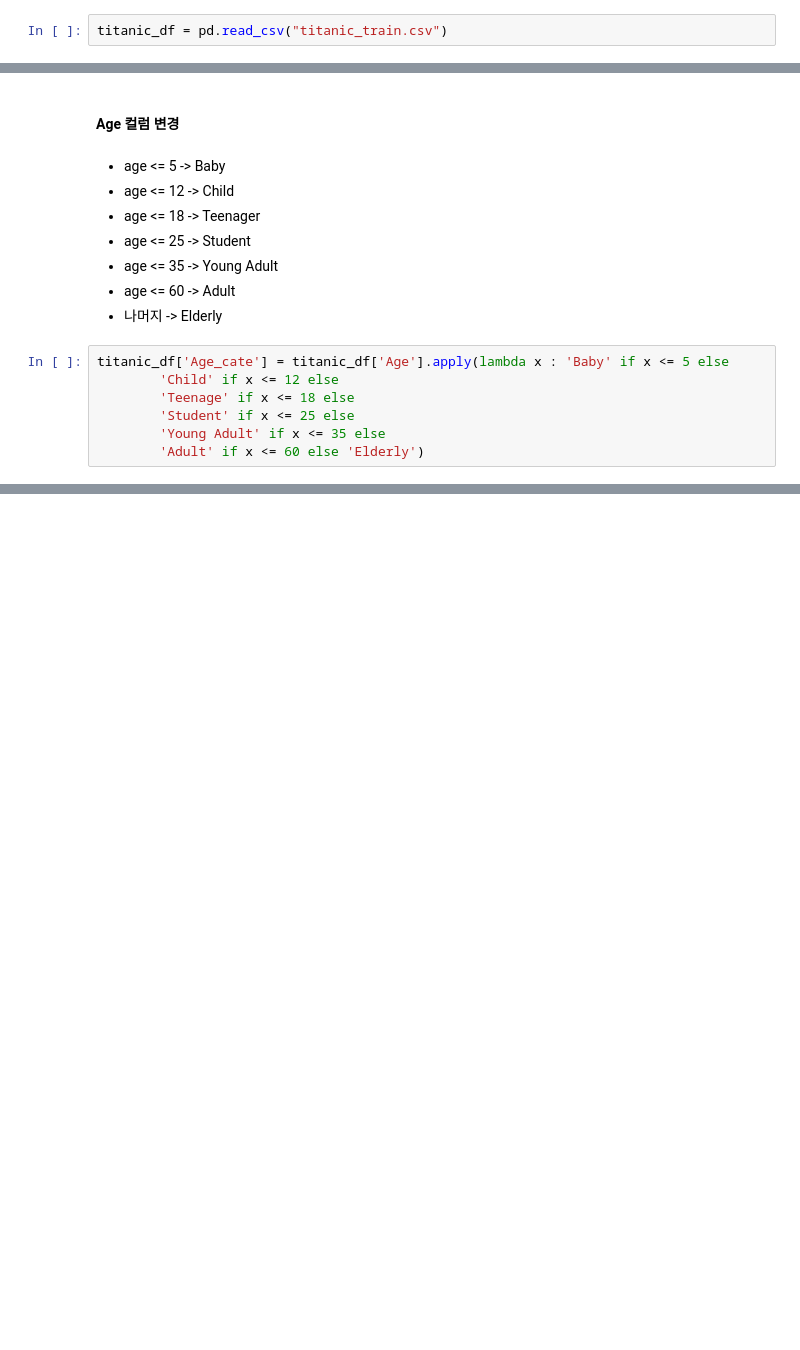
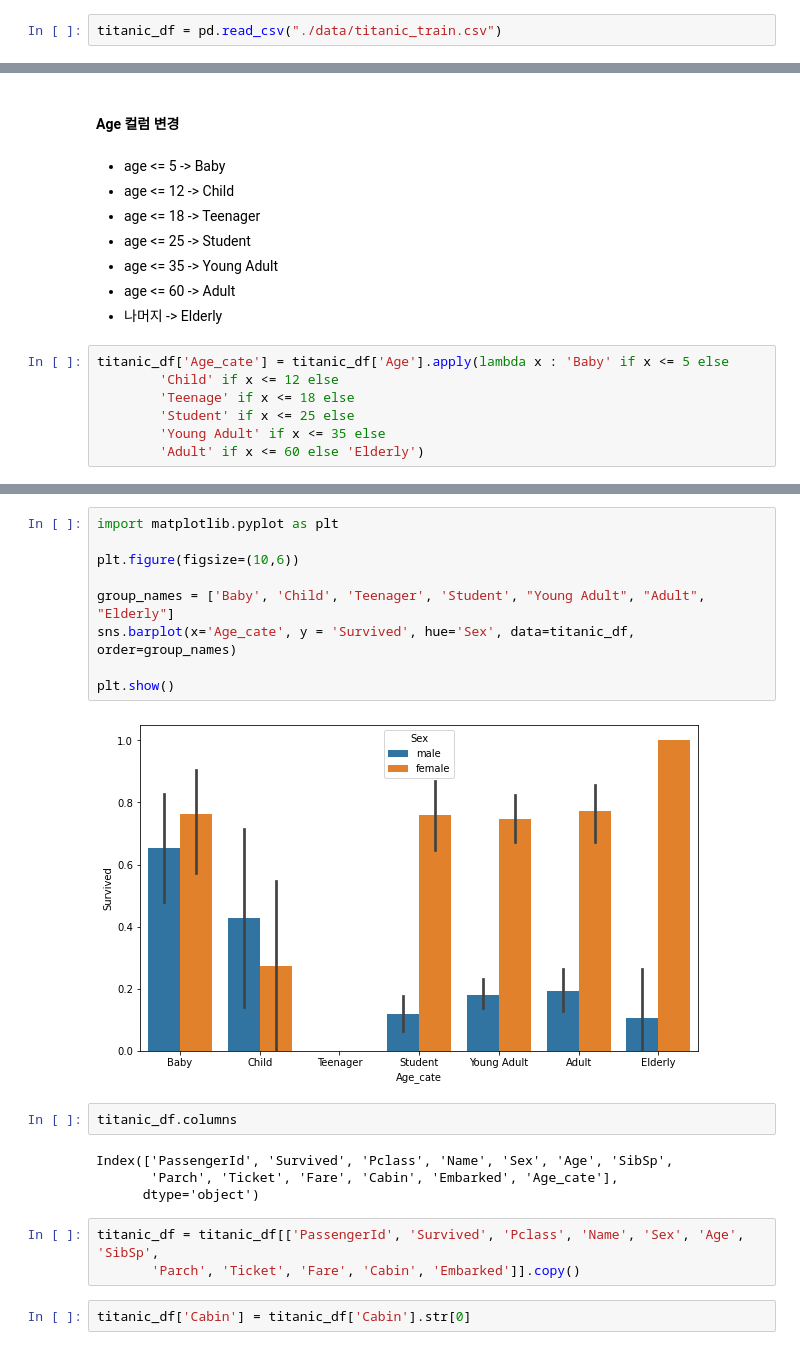
Before and after one commit to dongkyuu/TIL, a Jupyter notebook: pandas.ipynb, the cells around one changed output, grey strips where cells are left out. Cells and saved outputs as stored; diff of their text form; blank space fills up the shorter version.

```diff
--- a/pandas.ipynb
+++ b/pandas.ipynb
@@ -3,4 +3,4 @@
 # %%
 import pandas as pd
 # %%
-titanic_df = pd.read_csv("titanic_train.csv")
+titanic_df = pd.read_csv("./data/titanic_train.csv")
@@ -232,3 +234,25 @@ titanic_df.head()
 | 2 | 3 | 1 | 3 | Heikkinen, Miss. Laina | female | 26.0 | 0 | 0 | STON/O2. 3101282 | 7.9250 | ... |
 | 3 | 4 | 1 | 1 | Futrelle, Mrs. Jacques Heath (Lil... | female | 35.0 | 1 | 0 | 113803 | 53.1000 | ... |
 | 4 | 5 | 0 | 3 | Allen, Mr. William Henry | male | 35.0 | 0 | 0 | 373450 | 8.0500 | ... |
+# %%
+import matplotlib.pyplot as plt
+
+plt.figure(figsize=(10,6))
+
+group_names = ['Baby', 'Child', 'Teenager', 'Student', "Young Adult", "Adult", "Elderly"]
+sns.barplot(x='Age_cate', y = 'Survived', hue='Sex', data=titanic_df, order=group_names)
+
+plt.show()
+# %% [output]
+[figure, added]
+# %%
+titanic_df.columns
+# %% [output]
+Index(['PassengerId', 'Survived', 'Pclass', 'Name', 'Sex', 'Age', 'SibSp',
+       'Parch', 'Ticket', 'Fare', 'Cabin', 'Embarked', 'Age_cate'],
+      dtype='object')
+# %%
+titanic_df = titanic_df[['PassengerId', 'Survived', 'Pclass', 'Name', 'Sex', 'Age', 'SibSp',
+       'Parch', 'Ticket', 'Fare', 'Cabin', 'Embarked']].copy()
+# %%
+titanic_df['Cabin'] = titanic_df['Cabin'].str[0]
```
Also changed, not shown: parts of 20 cells of this notebook.
